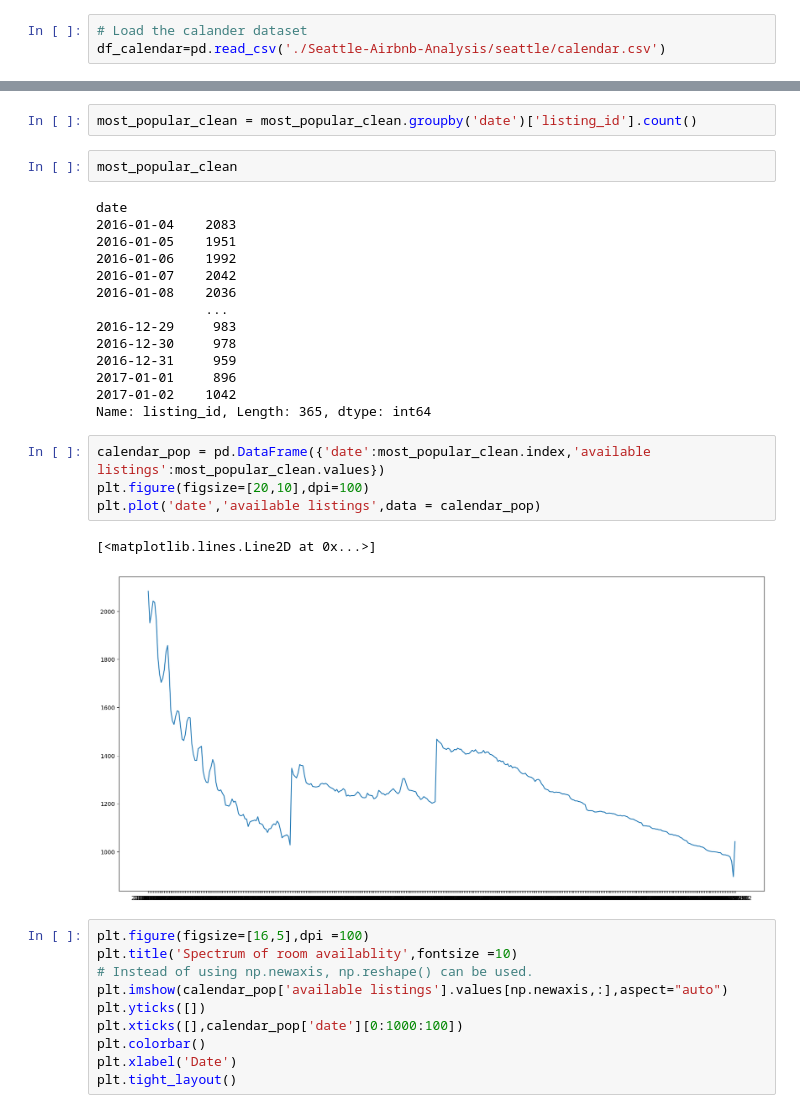
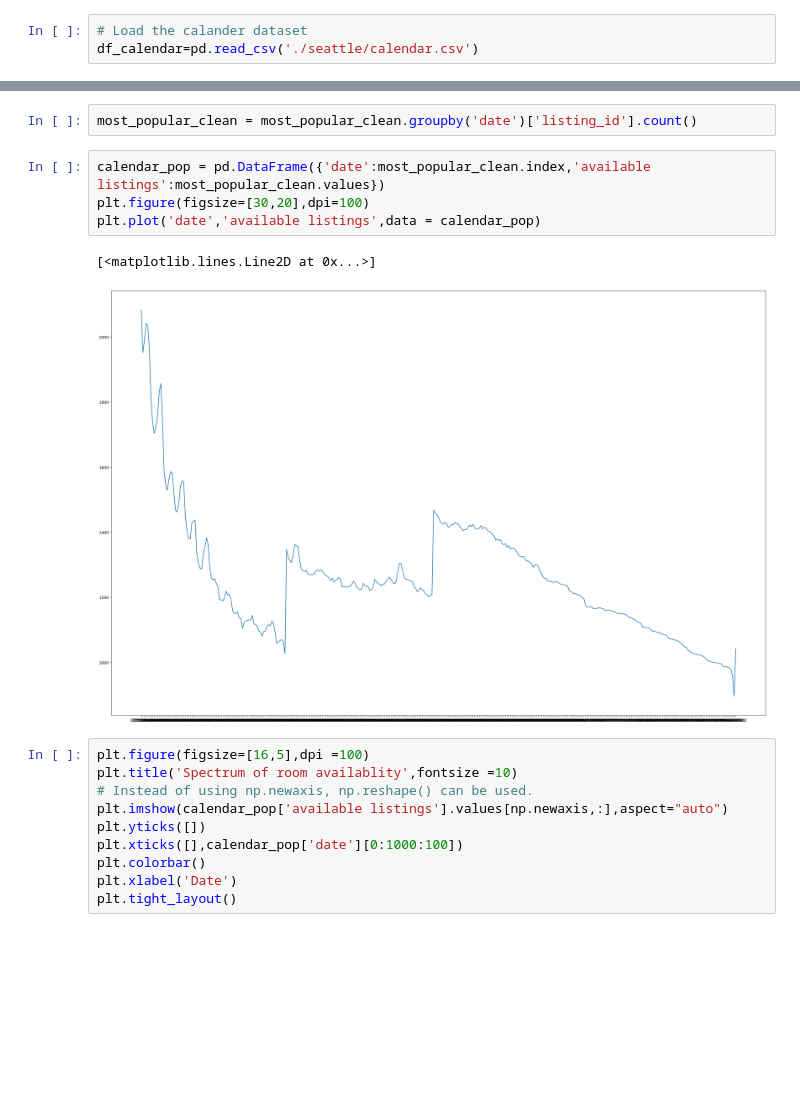
Before and after one commit to thapasun/Seattle-Airbnb-Analysis, a Jupyter notebook: seattle_airbnb.ipynb, the cells around one changed output, grey strips where cells are left out. Cells and saved outputs as stored; diff of their text form; blank space fills up the shorter version.

```diff
--- a/seattle_airbnb.ipynb
+++ b/seattle_airbnb.ipynb
@@ -228,6 +243,6 @@ df=reviews[['comments','review_score']]
 # %%
 # Load the calander dataset
-df_calendar=pd.read_csv('./Seattle-Airbnb-Analysis/seattle/calendar.csv')
+df_calendar=pd.read_csv('./seattle/calendar.csv')
 # %%
 # Replace the '$' and ',' with '' and convert the price to float in the calandar dataframe
 df_calendar['price']=df_calendar['price'].str.replace('$','')
@@ -454,29 +469,13 @@ most_popular_clean = most_popular.drop(columns='price')
 most_popular_clean = most_popular_clean[most_popular_clean['available']=='f']
 # %%
 most_popular_clean = most_popular_clean.groupby('date')['listing_id'].count()
-# %%
-most_popular_clean
-# %% [output]
-date
-2016-01-04    2083
-2016-01-05    1951
-2016-01-06    1992
-2016-01-07    2042
-2016-01-08    2036
-              ...
-2016-12-29     983
-2016-12-30     978
-2016-12-31     959
-2017-01-01     896
-2017-01-02    1042
-Name: listing_id, Length: 365, dtype: int64
 # %%
 calendar_pop = pd.DataFrame({'date':most_popular_clean.index,'available listings':most_popular_clean.values})
-plt.figure(figsize=[20,10],dpi=100)
+plt.figure(figsize=[30,20],dpi=100)
 plt.plot('date','available listings',data = calendar_pop)
 # %% [output]
 [<matplotlib.lines.Line2D at 0x...>]
-[figure, old version]
+[figure, new version]
 # %%
 plt.figure(figsize=[16,5],dpi =100)
 plt.title('Spectrum of room availablity',fontsize =10)
```
Also changed, not shown: parts of 8 cells of this notebook.
